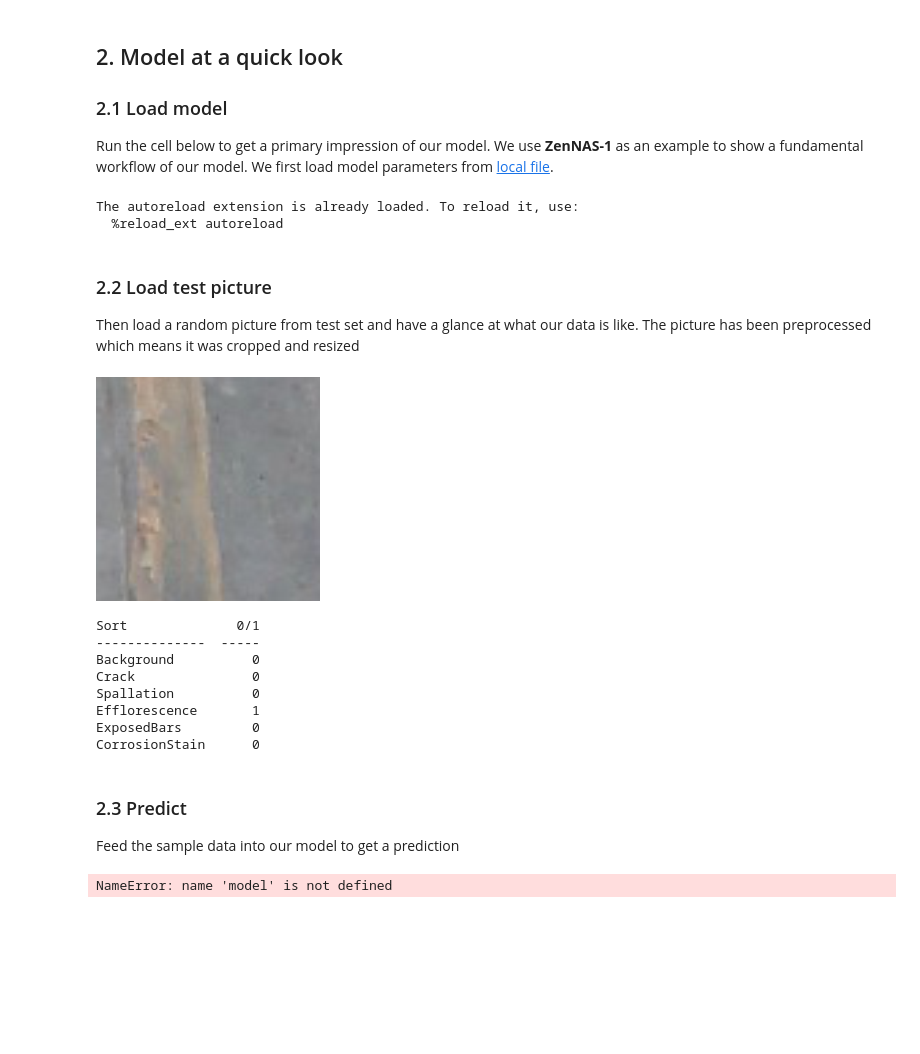
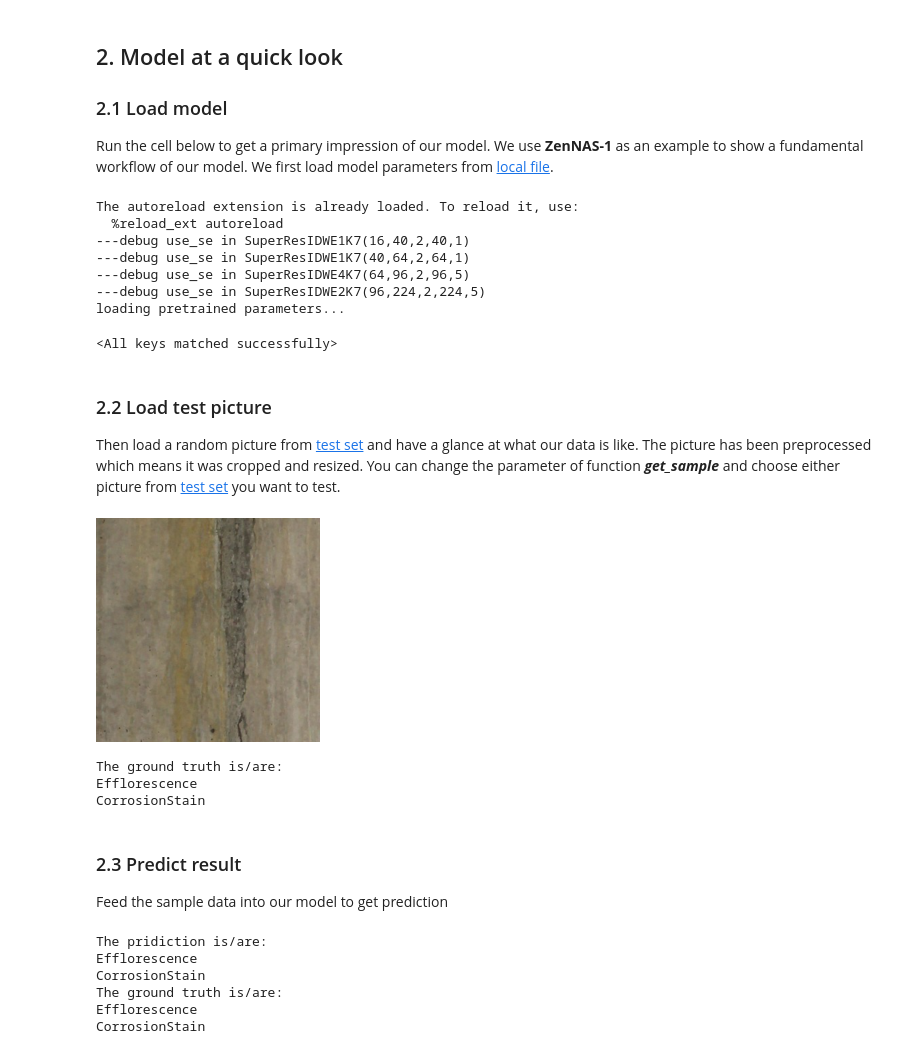
Before and after one commit to CS-433/ml-project-2-patricks, a Jupyter notebook: main.ipynb, the cells around one changed output. Cells and saved outputs as stored; diff of their text form; code cells hidden in the pictures; blank space fills up the shorter version.

Commit message:
main.ipynb load-test

```diff
--- a/main.ipynb
+++ b/main.ipynb
@@ -10,40 +10,56 @@ In this project, we focus on the problem of bridge crack detection in [CODEBRIM]
 ### 2.1 Load model
 Run the cell below to get a primary impression of our model. We use **ZenNAS-1** as an example to show a fundamental workflow of our model. We first load model parameters from [local file](./hard_ZenNas_withPretrain.pth).
 # %%
+# load trained model
+
 from ZenNas_example import *
 %load_ext autoreload
 %autoreload 2
-# model_path = "./hard_ZenNas_withPretrain.pth"
-# class_num = 6
-# squeeze = False
-# model = get_zennet(model_path, class_num, squeeze)
+paras_path = "./hard_ZenNas_withPretrain.pth"
+class_num = 6
+model = get_ZenNet_pretrained('zennet_imagenet1k_flops400M_SE_res224', num_classes=class_num)
+paras = torch.load(paras_path, map_location=torch.device('cpu'))
+model.load_state_dict(paras)
 # %% [output]
 The autoreload extension is already loaded. To reload it, use:
   %reload_ext autoreload
+---debug use_se in SuperResIDWE1K7(16,40,2,40,1)
+---debug use_se in SuperResIDWE1K7(40,64,2,64,1)
+---debug use_se in SuperResIDWE4K7(64,96,2,96,5)
+---debug use_se in SuperResIDWE2K7(96,224,2,224,5)
+loading pretrained parameters...
+<All keys matched successfully>
 # %% [markdown]
 ### 2.2 Load test picture
-Then load a random picture from test set and have a glance at what our data is like. The picture has been preprocessed which means it was cropped and resized
+Then load a random picture from [test set](./sample/defects) and have a glance at what our data is like. The picture has been preprocessed which means it was cropped and resized. You can change the parameter of function ***get_sample*** and choose either picture from [test set](./sample/defects) you want to test.
 # %%
-data, label = get_sample()
+# load test picture and label
+
+data, label= get_sample("./sample/defects/image_0000005_crop_0000001.png")
 show_sample(data)
 show_label(label)
 # %% [output]
-[figure, old version]
+[figure, new version]
-Sort              0/1
---------------  -----
-Background          0
-Crack               0
-Spallation          0
-Efflorescence       1
-ExposedBars         0
-CorrosionStain      0
+The ground truth is/are:
+Efflorescence
+CorrosionStain
 # %% [markdown]
-### 2.3 Predict
-Feed the sample data into our model to get a prediction
+### 2.3 Predict result
+Feed the sample data into our model to get prediction
 # %%
+#predict the sort of concrete crack
+
 import torch
+import numpy as np
+model.eval()
 outputs = model(data)
 outputs = torch.sigmoid(outputs)
-show_label(outputs)
+show_label(np.round(outputs.detach().numpy()), is_test=True)
+show_label(label)
 # %% [output]
-NameError: name 'model' is not defined
+The pridiction is/are:
+Efflorescence
+CorrosionStain
+The ground truth is/are:
+Efflorescence
+CorrosionStain
```
Also changed, not shown: 3 other files.
